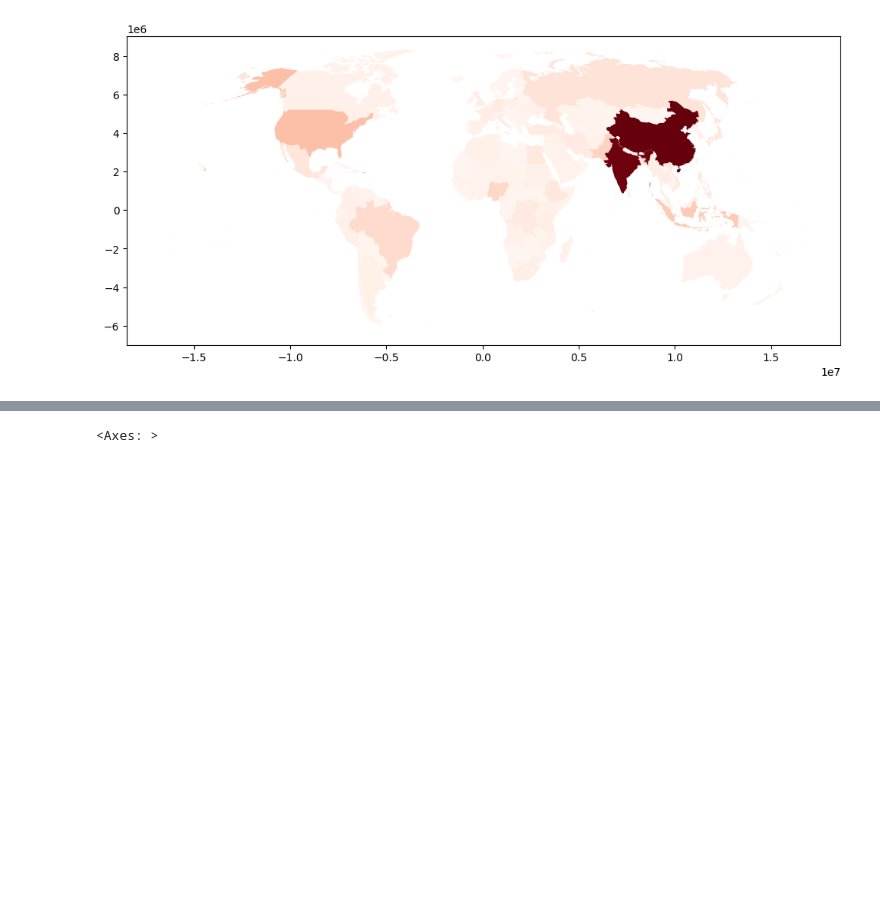
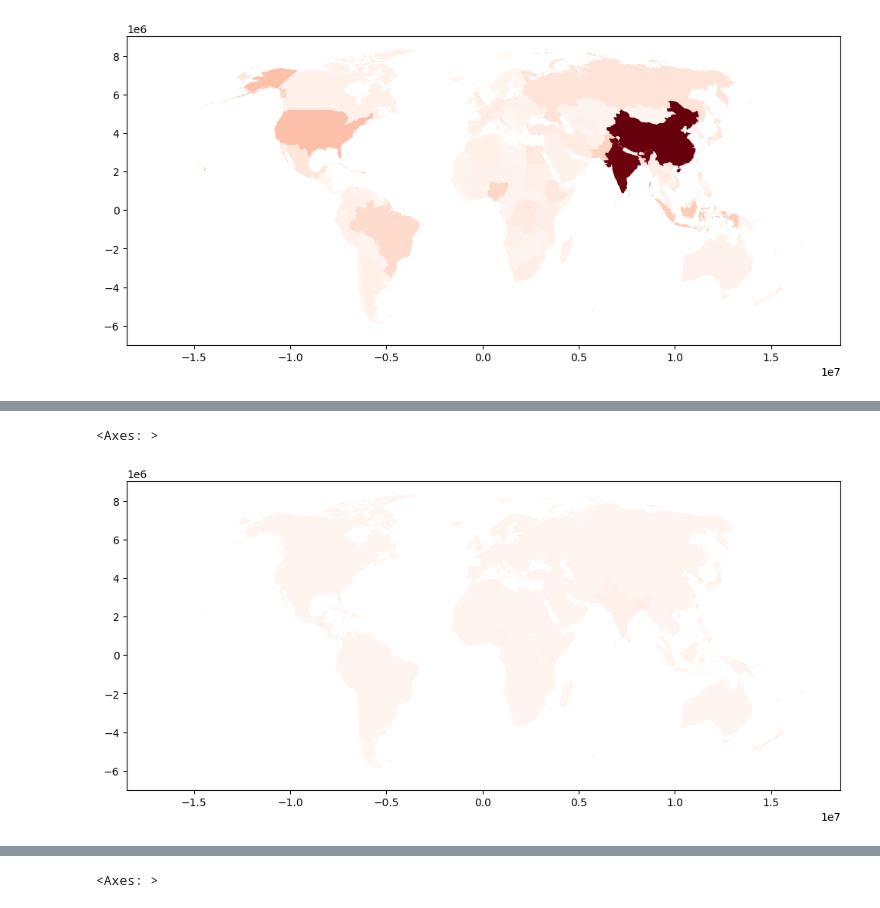
Before and after one commit to marcinszwagrzyk/Geo_Python_Ukraine_2024, a Jupyter notebook: 2_World_map.ipynb, the cells around one changed output, grey strips where cells are left out. Saved outputs shown, nothing was run; the diff lists cells and outputs as text; code cells hidden in the pictures; blank space fills up the shorter version.

```diff
--- a/2_World_map.ipynb
+++ b/2_World_map.ipynb
@@ -56,6 +56,11 @@ gdf_cntrs_pop.head(3)
 | 0 | AFG | ADM0 | Afghanistan | POLYGON ((6606918.954 3981850.245... | Afghanistan | 34262840 | 1 Jan 2023 | ... |
 | 1 | GBR | ADM0 | United Kingdom | MULTIPOLYGON (((2944476.161 37052... | United Kingdom | 67026292 | 30 Jun 2021 | ... |
 | 2 | ALB | ADM0 | Albania | POLYGON ((1724445.469 4547305.411... | Albania | 2761785 | 1 Jan 2023 | ... |
+# %%
+gdf_cntrs_pop.plot(column='pop_relative', cmap='Reds', figsize=(12,10))
+# %% [output]
+<Axes: >
+[figure, added]
 # %%
 # graduated colors - different ways of dividing into classes
 
```
Also changed, not shown: parts of 3 cells of this notebook, 4 other files.
